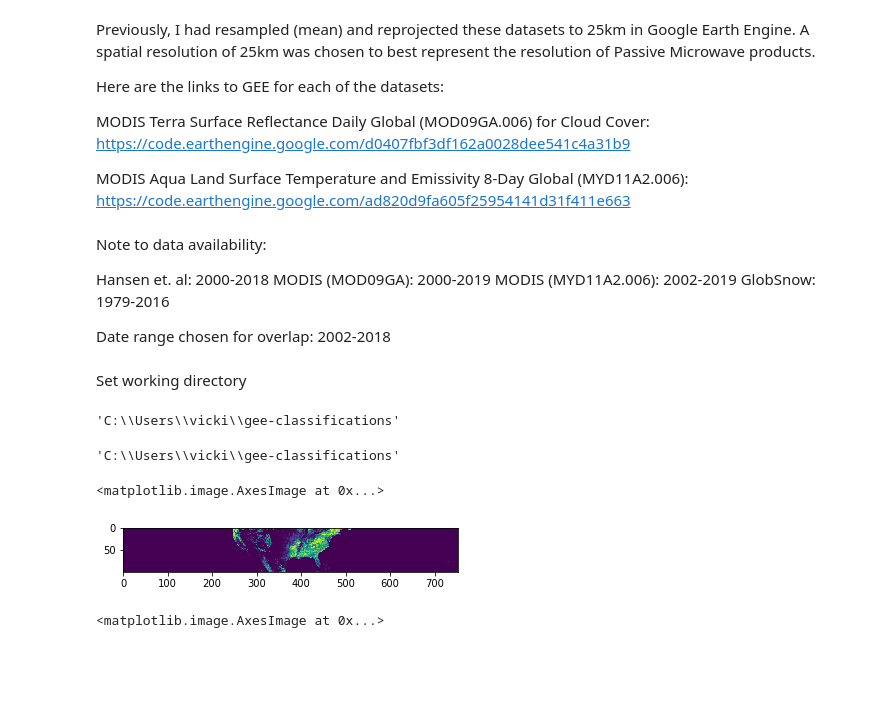
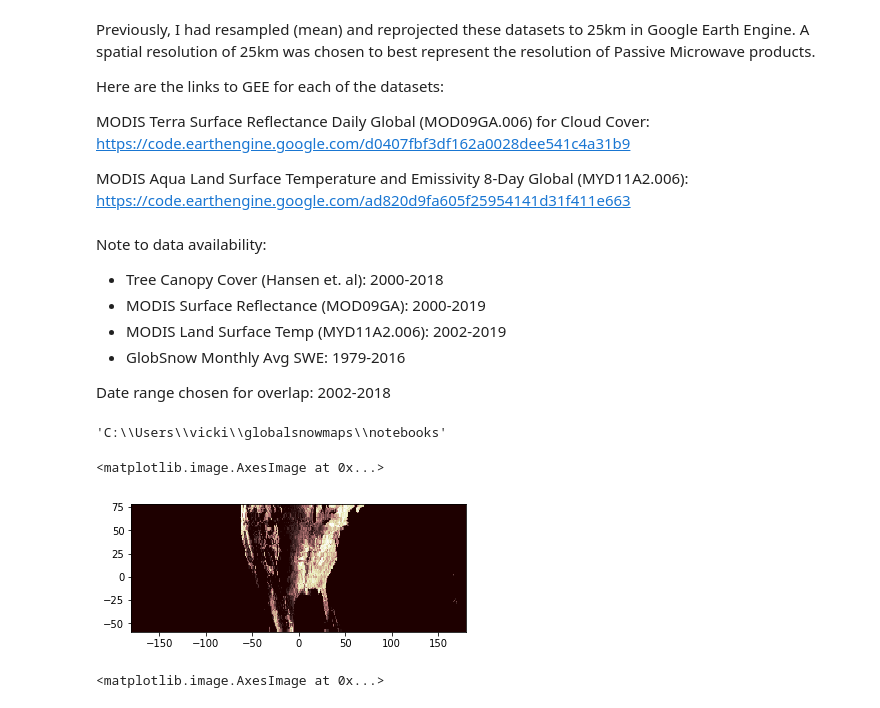
Before and after one commit to victorialy/globalsnowmaps, a Jupyter notebook: notebooks/gee-classify-pm.ipynb, the cells around one changed output. Cells and saved outputs as stored; diff of their text form; code cells hidden in the pictures; blank space fills up the shorter version.

```diff
--- a/notebooks/gee-classify-pm.ipynb
+++ b/notebooks/gee-classify-pm.ipynb
@@ -57,32 +56,30 @@ MODIS Aqua Land Surface Temperature and Emissivity 8-Day Global (MYD11A2.006): h
 # %% [markdown]
 Note to data availability:
 
-Hansen et. al: 2000-2018
-MODIS (MOD09GA): 2000-2019
-MODIS (MYD11A2.006): 2002-2019
-GlobSnow: 1979-2016
+- Tree Canopy Cover (Hansen et. al): 2000-2018
+- MODIS Surface Reflectance (MOD09GA): 2000-2019
+- MODIS Land Surface Temp (MYD11A2.006): 2002-2019
+- GlobSnow Monthly Avg SWE: 1979-2016
 
 Date range chosen for overlap: 2002-2018
-# %% [markdown]
-Set working directory
 # %%
+#Set working directory
+
 import os
 os.getcwd()  # Prints the current working directory
+
+os.chdir('C:\\Users\\vicki\\gee-classifications')
+os.getcwd()
 # %% [output]
-'C:\\Users\\vicki\\gee-classifications'
+'C:\\Users\\vicki\\globalsnowmaps\\notebooks'
-# %%
-os.chdir('C:\\Users\\vicki\\gee-classifications')
-os.getcwd()
-# %% [output]
-'C:\\Users\\vicki\\gee-classifications'
 # %%
 # Import Tree Canopy Cover (hansen et. al v1.6)
 
 src = rasterio.open('tree_25km_mean.tif')
-plt.imshow(src.read(1), cmap='pink')
+plt.imshow(src.read(1), origin='upper',extent=[-180,180,-59,78,],cmap='pink')
 # %% [output]
 <matplotlib.image.AxesImage at 0x...>
-[figure, old version]
+[figure, new version]
 # %%
 # Import MODIS Cloud Cover
 
```
Also changed, not shown: parts of 4 cells of this notebook, 24 other files.
